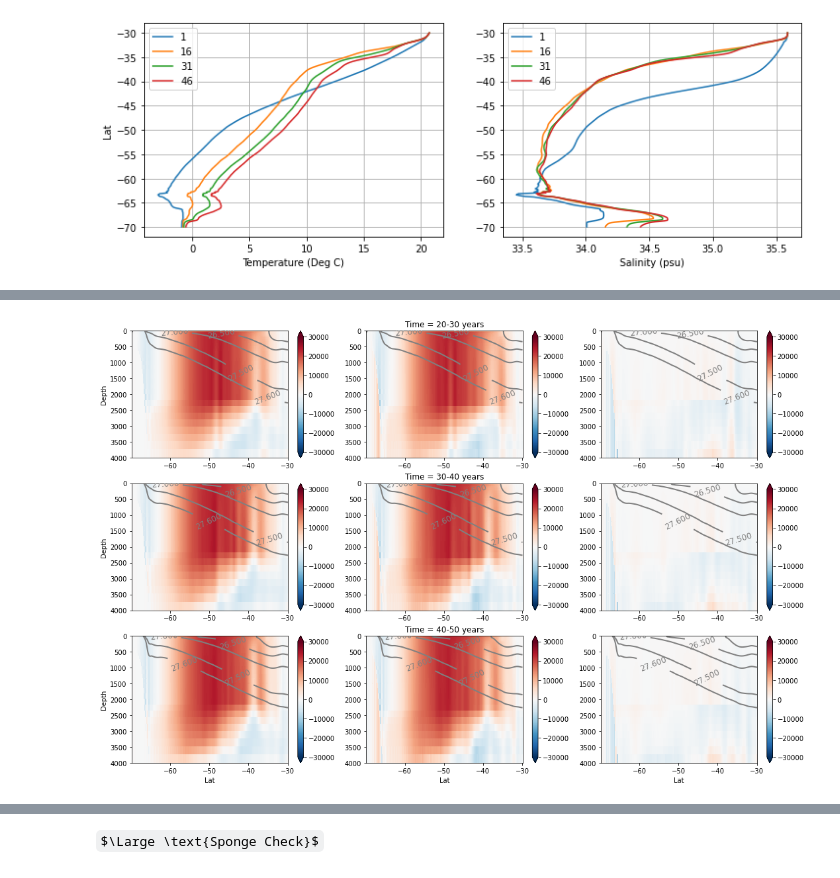
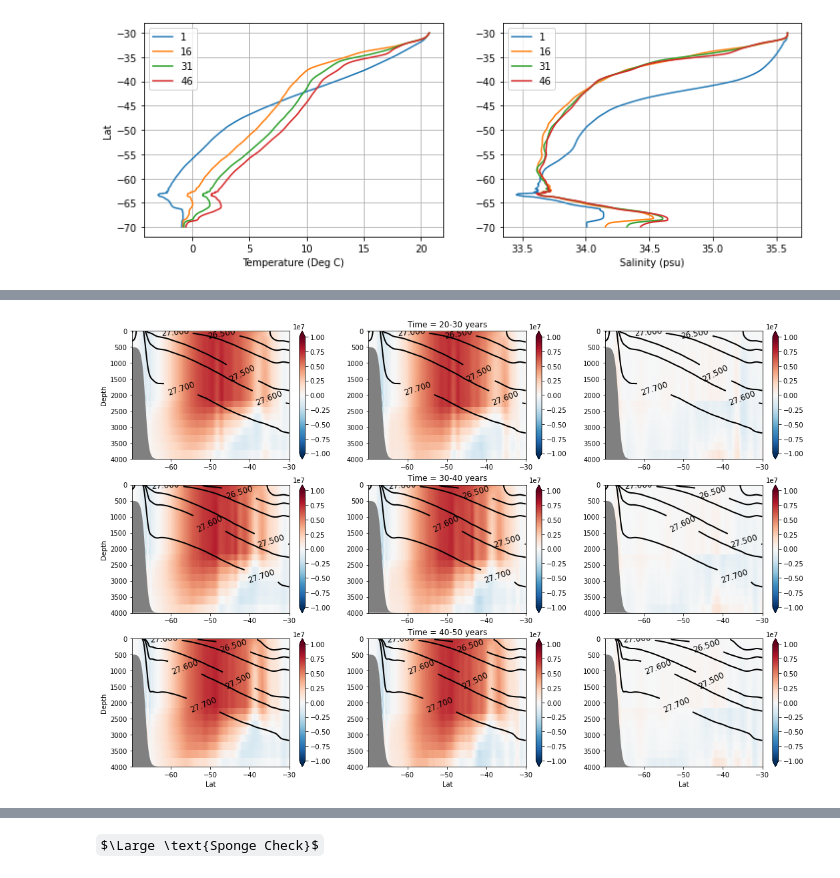
Before and after one commit to hmkhatri/MOM6-Channel-Southern-Ocean, a Jupyter notebook: Analysis/TS_025_Test.ipynb, the cells around one changed output, grey strips where cells are left out. Drawn from its saved outputs; the diff is of its cells as text; code cells hidden in the pictures; some formulas as TeX source.

Commit message:
Overturning plot

```diff
--- a/Analysis/TS_025_Test.ipynb
+++ b/Analysis/TS_025_Test.ipynb
@@ -353,14 +353,16 @@ $z$ is the depth and varies between (0, -$H$)
 # %%
-ds1 = ds_z.mean(['xh', 'xq']) #.sel(xh=slice(50.,80.), xq =slice(50.,80.)).mean(['xh', 'xq'])
+ds1 = ds_z #.mean(['xh', 'xq']) #.sel(xh=slice(50.,80.), xq =slice(50.,80.)).mean(['xh', 'xq'])
 dz = grid.diff(ds1['z_i'], axis='Z')
 # %%
 # -ve sign is omitted because cusum performs integration from top to bottom as z_l is positive with depth
 
 psi_m = grid.cumsum(ds1['v'] * dz * ds1['dxCv'], 'Z', boundary='fill')
+psi_m = psi_m.sum('xh')
 
 #psi_m =  -tmp #- (ds1['v'] * dz * ds1['dxCv'] + tmp - 0*tmp.isel(z_l=34))
 
 psi = grid.cumsum(ds1['vmo'], 'Z', boundary='fill')
+psi = psi.sum('xh')
 
 #psi = - tmp #(ds1['vmo'] + tmp  - tmp.isel(z_l=34))
 
@@ -403,23 +396,0 @@ plt.gca().invert_yaxis()
-# %%
-# Sensibility check
-
-tmp1 = (ds1['v'] * dz * ds1['dxCv']).isel(Time=0)
-
-psi1 = 0. * tmp1.values
-
-tmp2 = (ds1['vmo']).isel(Time=0) / 1035.0
-
-psi2 = 0. * tmp2.values
-
-for i in range(34,-1,-1):
-
-#for i in range(0,35):
-
-    if(i==34):
-
-        psi1[i,:] = tmp1.values[i,:]
-        psi2[i,:] = tmp2.values[i,:]
-
-    else:
-        psi1[i,:] = psi1[i+1,:] + tmp1.values[i,:]
-        psi2[i,:] = psi2[i+1,:] + tmp2.values[i,:]
@@ -433,44 +397,48 @@ plt.colorbar()
 # %%
 plt.figure(figsize=(18,12))
 
-rho_lev = [26.0, 26.5, 27.0, 27.5, 27.6]
+rho_lev = [26.0, 26.5, 27.0, 27.5, 27.6,27.7]
 
-max_r = 3.e4
+max_r = 1.e7
 for ct in range(0,3):
 
-    rho = sigma.isel(Time=slice(10*(ct+2), 10*(ct+3))).mean(['Time','xh'])
+    rho = sigma.isel(Time=slice(10*(ct+2), 10*(ct+3))).mean(['Time','xh']).load()
+    depth = ds1['depth_ocean'].isel(xh=0)
 
     plt.subplot(3,3,3*ct + 1)
     tmp1 = psi.isel(Time=slice(10*(ct+2), 10*(ct+3))).mean('Time').load()
     plt.pcolor(ds1['yq'], ds1['z_i'], tmp1, vmin = -max_r, vmax = max_r, cmap='RdBu_r')
     plt.colorbar(extend='both')
-    CS = plt.contour(ds1['yq'], ds1['z_l'], rho, rho_lev, colors='gray', linewidths=2)
+    CS = plt.contour(ds1['yh'], ds1['z_l'], rho, rho_lev, colors='black', linewidths=2)
     plt.clabel(CS, inline=True, fontsize=12)
+    plt.fill_between(ds1['yh'], depth, 4000., fc='grey')
     plt.ylabel('Depth')
     if(ct == 2):
         plt.xlabel('Lat')
     plt.gca().invert_yaxis()
 
     plt.subplot(3,3,3*ct + 2)
     tmp2 = psi_m.isel(Time=slice(10*(ct+2), 10*(ct+3))).mean('Time').load()
     plt.pcolor(ds1['yq'], ds1['z_i'], tmp2, vmin = -max_r, vmax = max_r, cmap='RdBu_r')
     plt.colorbar(extend='both')
-    CS = plt.contour(ds1['yq'], ds1['z_l'], rho, rho_lev, colors='gray', linewidths=2)
+    CS = plt.contour(ds1['yh'], ds1['z_l'], rho, rho_lev, colors='black', linewidths=2)
     plt.clabel(CS, inline=True, fontsize=12)
+    plt.fill_between(ds1['yh'], depth, 4000., fc='grey')
     strin = 'Time = '+ str((ct+2)*10)+'-'+str((ct+3)*10)+ ' years'
     plt.title(strin)
     if(ct == 2):
         plt.xlabel('Lat')
     plt.gca().invert_yaxis()
 
     plt.subplot(3,3,3*ct + 3)
     tmp = tmp1 - tmp2 #psi_e.isel(Time=slice(10*(ct+2), 10*(ct+3))).mean('Time')
     plt.pcolor(ds1['yq'], ds1['z_i'], tmp, vmin = -max_r, vmax = max_r, cmap='RdBu_r')
     plt.colorbar(extend='both')
-    CS = plt.contour(ds1['yq'], ds1['z_l'], rho, rho_lev, colors='gray', linewidths=2)
+    CS = plt.contour(ds1['yh'], ds1['z_l'], rho, rho_lev, colors='black', linewidths=2)
+    plt.fill_between(ds1['yh'], depth, 4000., fc='grey')
     plt.clabel(CS, inline=True, fontsize=12)
     if(ct == 2):
         plt.xlabel('Lat')
     plt.gca().invert_yaxis()
 # %% [output]
-[figure, old version]
+[figure, new version]
```
Also changed, not shown: parts of 6 cells of this notebook.
